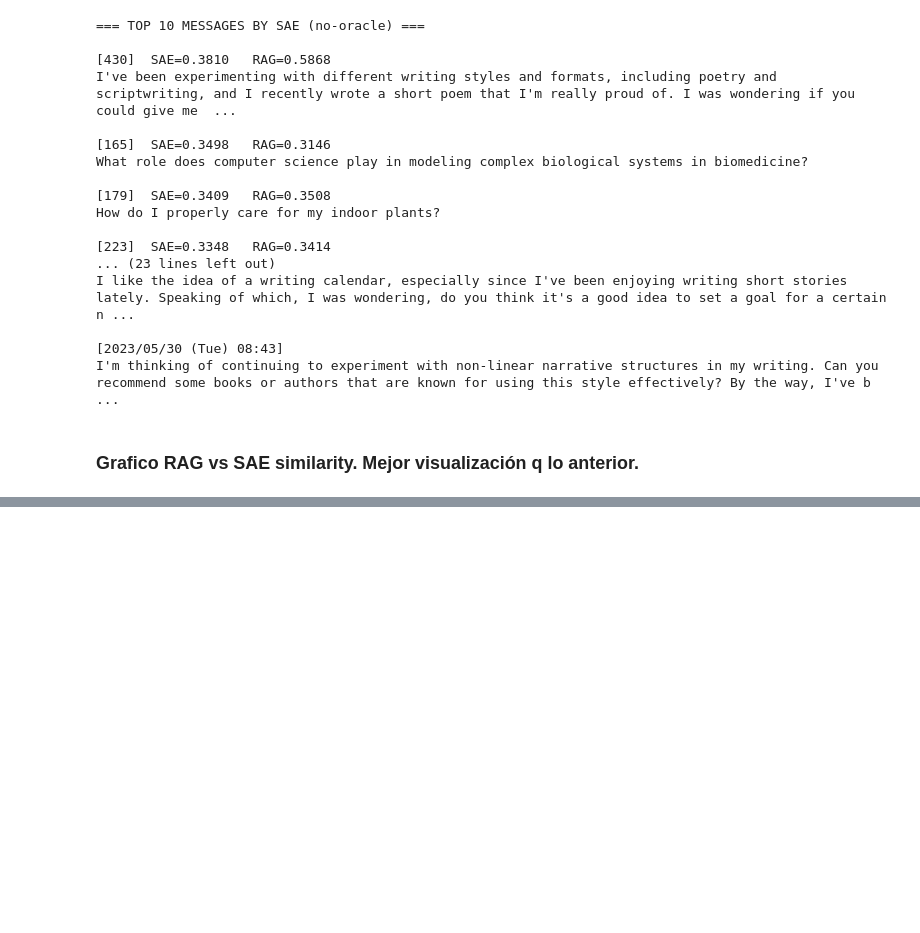
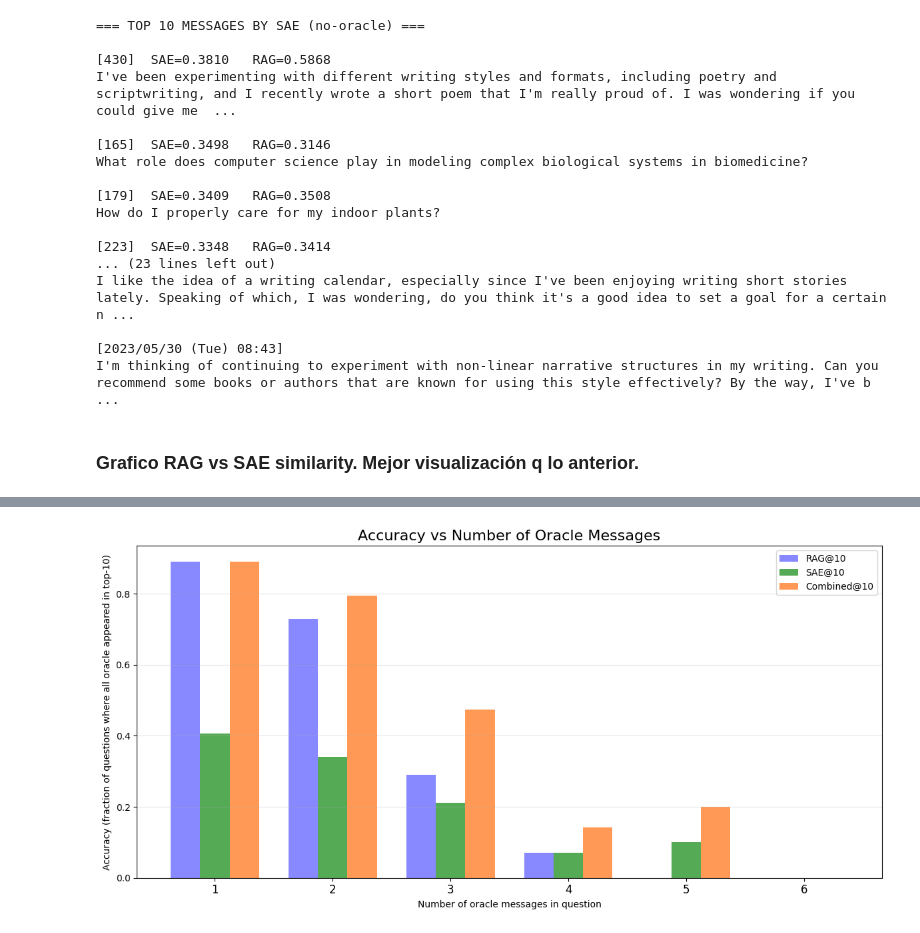
Before and after one commit to julianszere/investigaton-NLP, a Jupyter notebook: testSAEOracle.ipynb, the cells around one changed output, grey strips where cells are left out. Cells and saved outputs as stored; diff of their text form; code cells hidden in the pictures; blank space fills up the shorter version.

```diff
--- a/testSAEOracle.ipynb
+++ b/testSAEOracle.ipynb
@@ -1040,0 +1403,39 @@ for r in results:
+# %%
+import matplotlib.pyplot as plt
+import numpy as np
+
+# Extract sorted buckets
+n_vals = sorted(by_n_oracles.keys())
+
+rag_scores = []
+sae_scores = []
+combined_scores = []
+
+for n in n_vals:
+    entry = by_n_oracles[n]
+    c = entry["count"]
+    rag_scores.append(entry["rag_hits"] / c)
+    sae_scores.append(entry["sae_hits"] / c)
+    combined_scores.append(entry["combined_hits"] / c)
+
+# --- Plot ---
+x = np.arange(len(n_vals))  # bucket positions
+width = 0.25
+
+plt.figure(figsize=(12, 6))
+plt.title("Accuracy vs Number of Oracle Messages", fontsize=16)
+
+plt.bar(x - width, rag_scores, width, label="RAG@10", color="#8888ff")
+plt.bar(x, sae_scores, width, label="SAE@10", color="#55aa55")
+plt.bar(x + width, combined_scores, width, label="Combined@10", color="#ff9955")
+
+plt.xticks(x, n_vals, fontsize=12)
+plt.ylabel("Accuracy (fraction of questions where all oracle appeared in top-10)")
+plt.xlabel("Number of oracle messages in question")
+plt.legend()
+plt.grid(axis="y", alpha=0.3)
+
+plt.tight_layout()
+plt.show()
+# %% [output]
+[figure, added]
```
Also changed, not shown: parts of 21 cells of this notebook, 16 other files.
